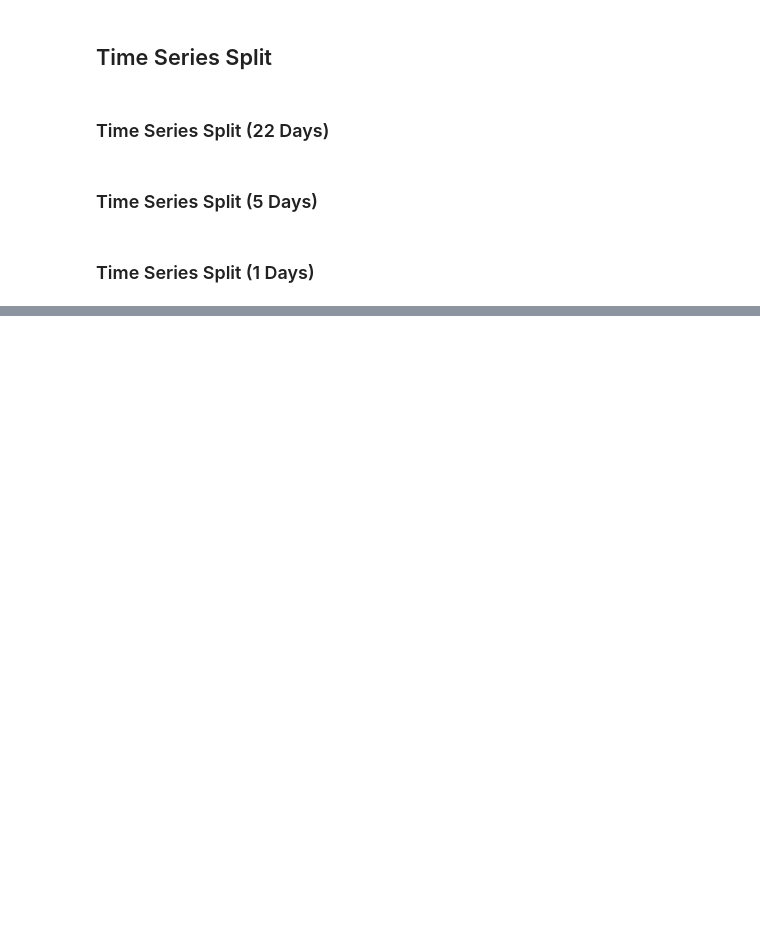
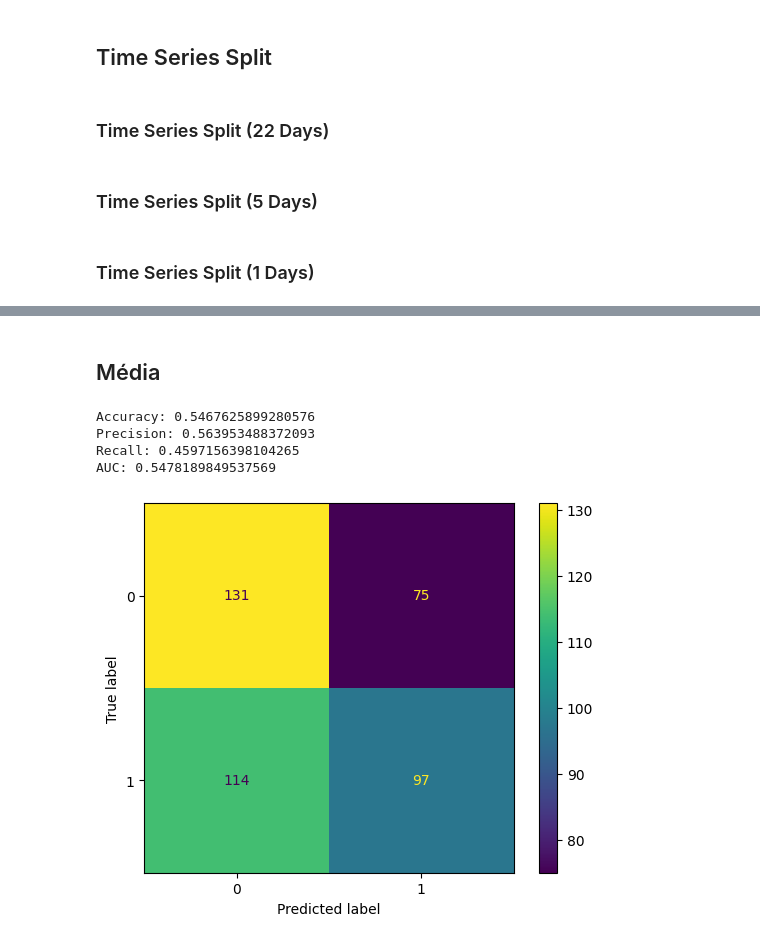
Before and after one commit to luanvenancio/finance-ai, a Jupyter notebook: modelo_de_aprendizado_financeiro.ipynb, the cells around one changed output, grey strips where cells are left out. Drawn from its saved outputs; the diff is of its cells as text; code cells hidden in the pictures; blank space fills up the shorter version.

```diff
--- a/modelo_de_aprendizado_financeiro.ipynb
+++ b/modelo_de_aprendizado_financeiro.ipynb
@@ -361,0 +566,20 @@ evaluate_regressor(y_test, y_pred_base_regressor)
+# %% [markdown]
+## Média
+# %%
+# Cria a técnica de Ensemble por Média
+average = VotingClassifier(estimators=models, voting='soft')
+
+# Aplica Média para o conjunto de Treinamento
+average.fit(X_train_full, y_train_full)
+
+# Faz previsões no conjunto de Teste
+y_pred = average.predict(X_test)
+
+# Avalia as predições
+evaluate_classification(y_test, y_pred)
+# %% [output]
+Accuracy: 0.5467625899280576
+Precision: 0.563953488372093
+Recall: 0.4597156398104265
+AUC: 0.5478189849537569
+[figure, added]
```
Also changed, not shown: parts of 53 cells of this notebook, 1 other file.
